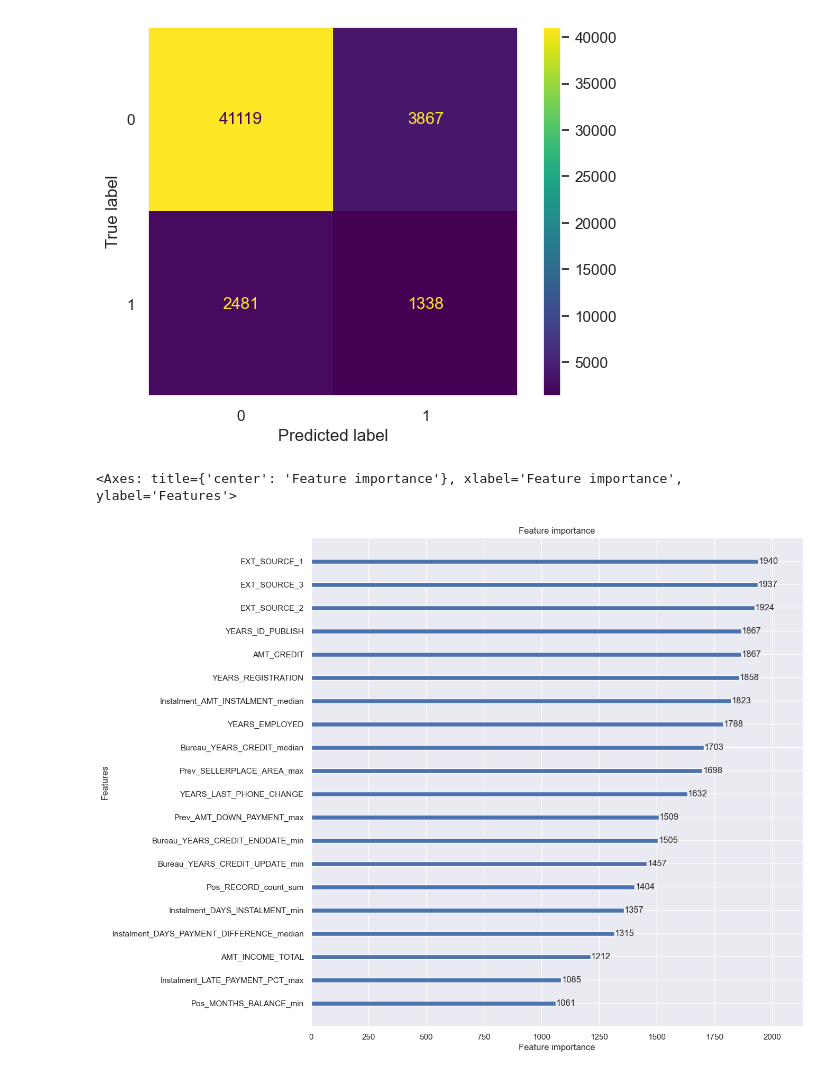
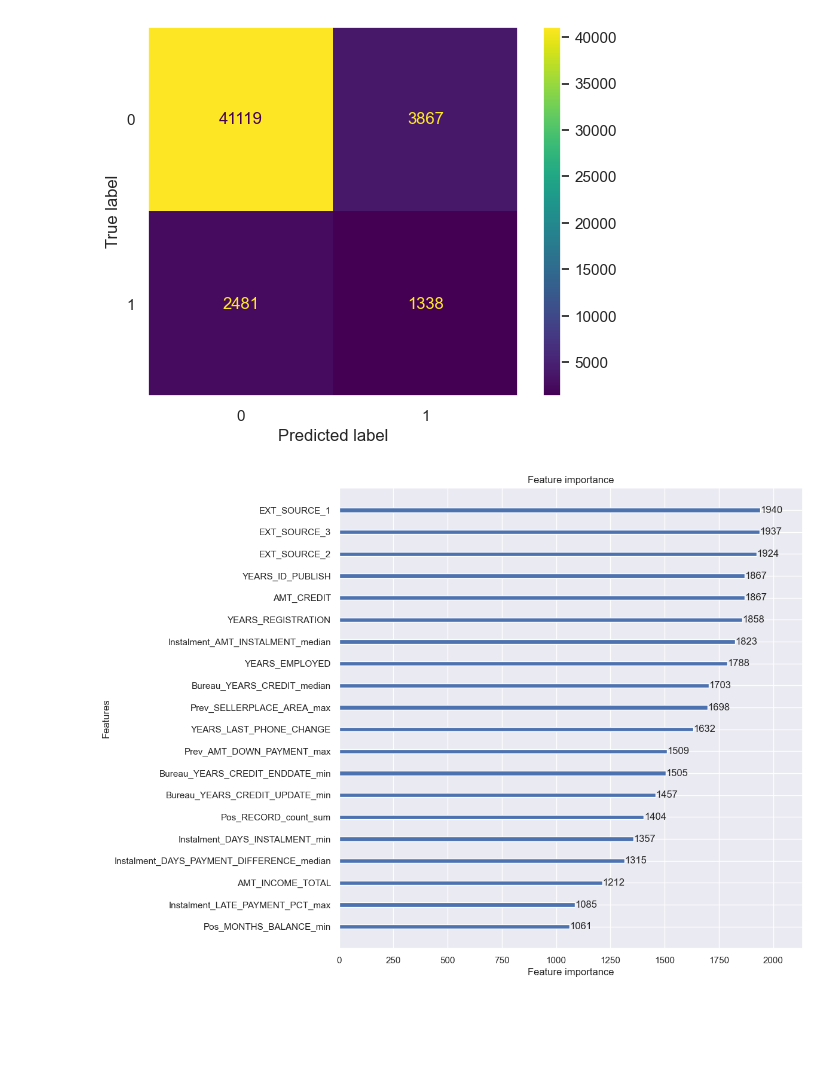
Before and after one commit to seg-fault123/bdm_project, a Jupyter notebook: models.ipynb, the cells around one changed output. Saved outputs shown, nothing was run; the diff lists cells and outputs as text; code cells hidden in the pictures; blank space fills up the shorter version.

```diff
--- a/models.ipynb
+++ b/models.ipynb
@@ -461,7 +442,6 @@ plt.grid(False)
 # %% [output]
 [figure]
 # %%
-plot_importance(clsf7, max_num_features=20, figsize=(12, 12))
+plot_importance(clsf7, max_num_features=20, figsize=(10, 10));
 # %% [output]
-<Axes: title={'center': 'Feature importance'}, xlabel='Feature importance', ylabel='Features'>
-[figure, old version]
+[figure, new version]
```
Also changed, not shown: parts of 2 cells of this notebook, 37 other files.
